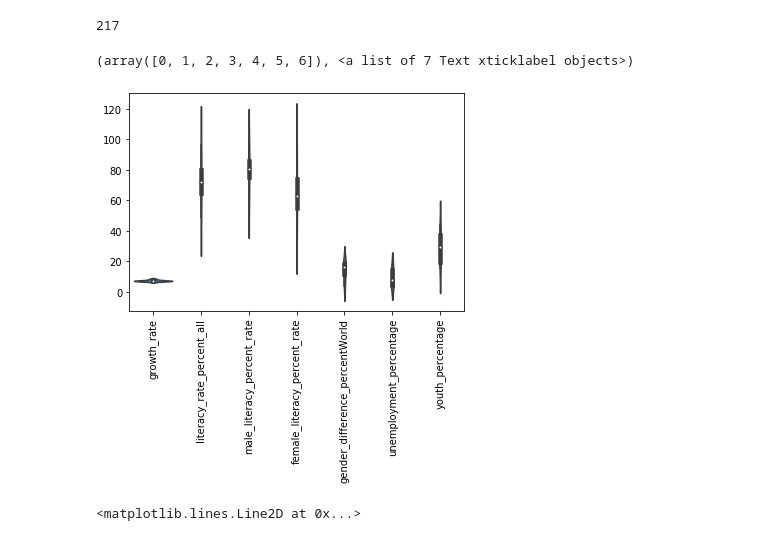
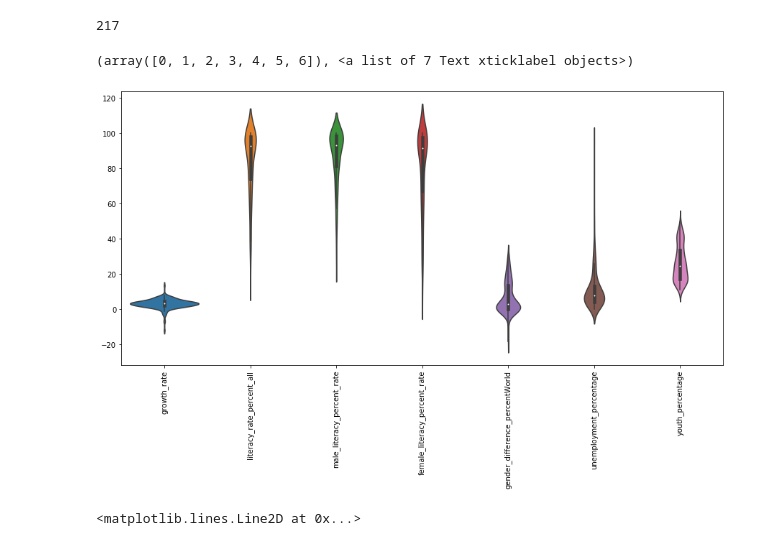
Before and after one commit to eringill/Unemployment_literacy_and_gdp, a Jupyter notebook: Unemployment_literacy_and_gdp.ipynb, the cells around one changed output. Saved outputs shown, nothing was run; the diff lists cells and outputs as text; code cells hidden in the pictures.

```diff
--- a/Unemployment_literacy_and_gdp.ipynb
+++ b/Unemployment_literacy_and_gdp.ipynb
@@ -78,10 +78,11 @@ df.shape[0] - df['unemployment_percentage'].isnull().sum()
 # %% [output]
 217
 # %%
-#That's a lot of missing data. Let's see how the data are distributed.
-sns.violinplot(data=df[1:8])
+#Let's see how the data are distributed.
+fig, ax = plt.subplots(figsize = (15, 7))
+sns.violinplot(data=df.iloc[:,1:8])
 plt.xticks(rotation=90)
 # %% [output]
 (array([0, 1, 2, 3, 4, 5, 6]), <a list of 7 Text xticklabel objects>)
-[figure, old version]
+[figure, new version]
 # %%
```
Also changed, not shown: parts of 15 cells of this notebook.
